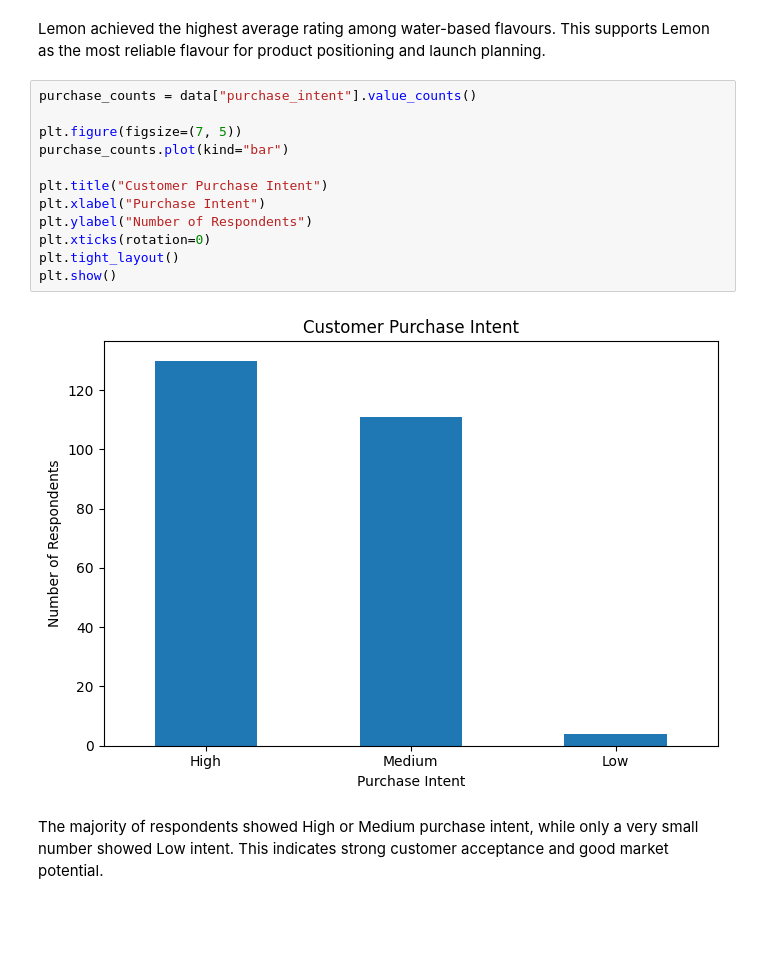
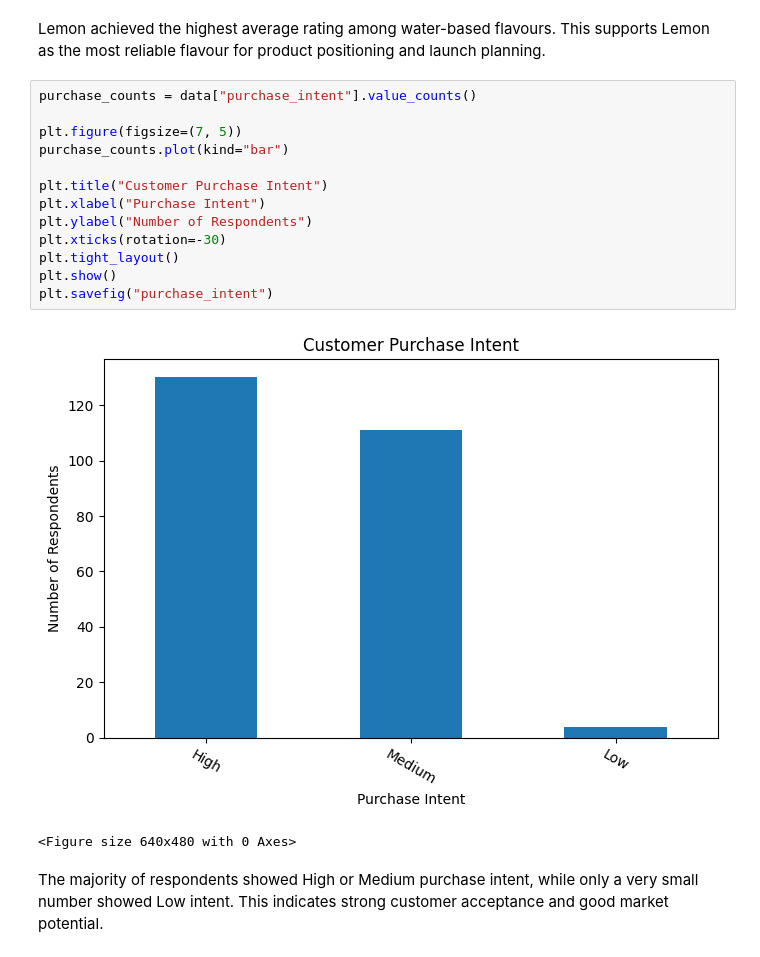
Before and after one commit to Anshgallery/NIFTEM_OBL_ANALYSIS, a Jupyter notebook: app.ipynb, the cells around one changed output. Drawn from its saved outputs; the diff is of its cells as text; blank space fills up the shorter version.

```diff
--- a/app.ipynb
+++ b/app.ipynb
@@ -251,17 +268,19 @@ Lemon achieved the highest average rating among water-based flavours. This suppo
 # %%
 purchase_counts = data["purchase_intent"].value_counts()
 
 plt.figure(figsize=(7, 5))
 purchase_counts.plot(kind="bar")
 
 plt.title("Customer Purchase Intent")
 plt.xlabel("Purchase Intent")
 plt.ylabel("Number of Respondents")
-plt.xticks(rotation=0)
+plt.xticks(rotation=-30)
 plt.tight_layout()
 plt.show()
+plt.savefig("purchase_intent")
 # %% [output]
-[figure, old version]
+[figure, new version]
+<Figure size 640x480 with 0 Axes>
 # %% [markdown]
 The majority of respondents showed High or Medium purchase intent, while only a very small number showed Low intent. This indicates strong customer acceptance and good market potential.
 # %% [markdown]
```
Also changed, not shown: parts of 12 cells of this notebook, 14 other files.
